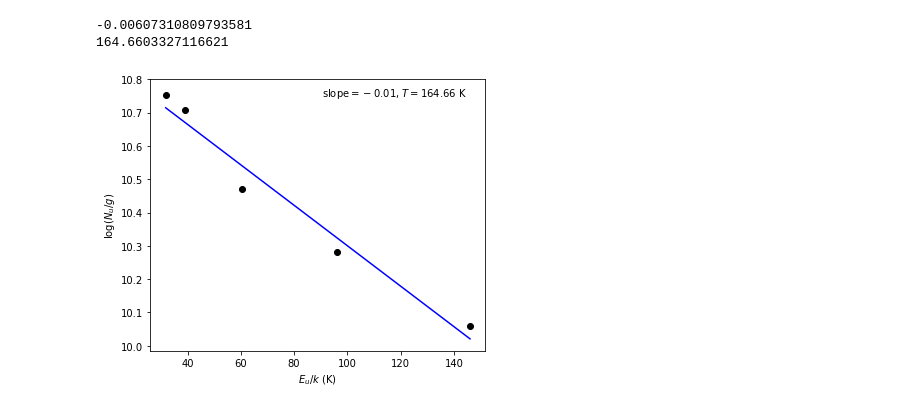
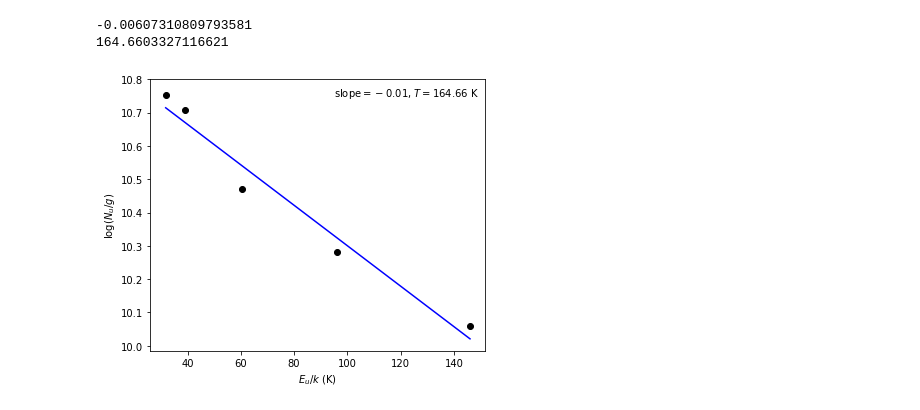
Before and after one commit to abulatek/brick, a Jupyter notebook: resubmission/methyl_cyanide/rotational_diagram.ipynb, the cells around one changed output. Saved outputs shown, nothing was run; the diff lists cells and outputs as text; code cells hidden in the pictures.

```diff
--- a/resubmission/methyl_cyanide/rotational_diagram.ipynb
+++ b/resubmission/methyl_cyanide/rotational_diagram.ipynb
@@ -177,16 +177,16 @@ print(-1./popt[0])
 # %%
 E_upper_subset = E_upper[:5]
 g_subset = g[:5]
 
 # Plot rotational diagram with fit
 fig = plt.figure(figsize=(6, 5))
 plt.scatter(E_upper_subset, np.log10(N_upper/g_subset), color = 'k')
 fit_x_axis = np.linspace(E_upper_subset[0], E_upper_subset[-1], 100)
 plt.plot(fit_x_axis, linear(fit_x_axis, *popt), color = 'b')
-plt.text(90.5, 10.75, f'slope$ = {round(popt[0], 2)}$, $T = {round(-1./popt[0], 2)}$ K')
+plt.text(95, 10.75, f'slope$ = {round(popt[0], 2)}$, $T = {round(-1./popt[0], 2)}$ K')
 plt.ylabel("$\log (N_u / g)$")
 plt.xlabel("$E_u / k$ (K)")
 plt.savefig('methyl_cyanide_rot_diagram.png', dpi = 200, bbox_inches='tight')
 plt.show()
 # %% [output]
-[figure, old version]
+[figure, new version]
```
Also changed, not shown: 3 other files.
